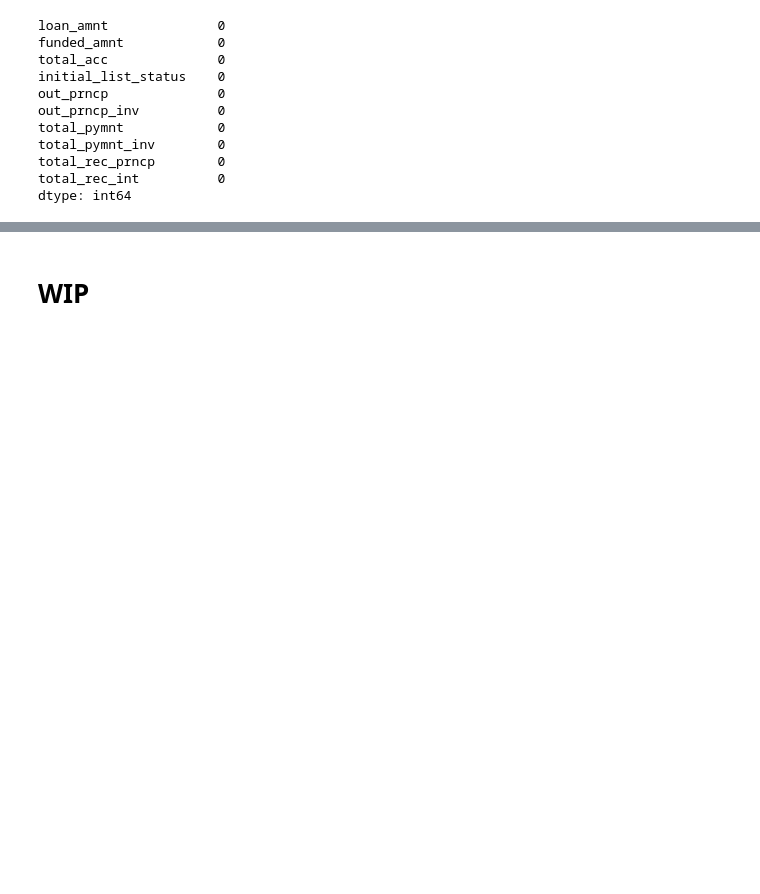
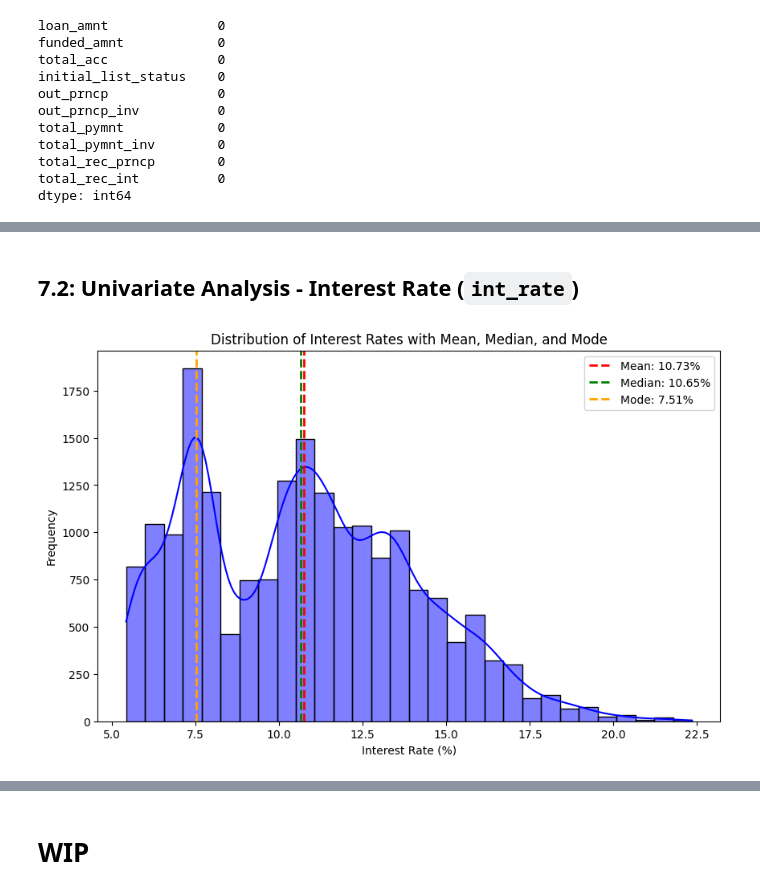
Before and after one commit to jafarijason/ds_001_lending_club_case_study, a Jupyter notebook: Group_Facilitator_Jason_Jafari.ipynb, the cells around one changed output, grey strips where cells are left out. Saved outputs shown, nothing was run; the diff lists cells and outputs as text; code cells hidden in the pictures; blank space fills up the shorter version.

```diff
--- a/Group_Facilitator_Jason_Jafari.ipynb
+++ b/Group_Facilitator_Jason_Jafari.ipynb
@@ -529,0 +610,26 @@ dtype: int64
+# %% [markdown]
+##  7.2: Univariate Analysis - Interest Rate (`int_rate`)
+# %%
+
+# Calculate mean, median, and mode for interest rate
+mean_int_rate = loan_data_clean['int_rate'].mean()
+median_int_rate = loan_data_clean['int_rate'].median()
+mode_int_rate = loan_data_clean['int_rate'].mode()[0]
+
+# Plot the histogram
+plt.figure(figsize=(10, 6))
+sns.histplot(loan_data_clean['int_rate'], bins=30, kde=True, color='blue')
+
+# Add mean, median, and mode lines
+plt.axvline(mean_int_rate, color='red', linestyle='dashed', linewidth=2, label=f'Mean: {mean_int_rate:.2f}%')
+plt.axvline(median_int_rate, color='green', linestyle='dashed', linewidth=2, label=f'Median: {median_int_rate:.2f}%')
+plt.axvline(mode_int_rate, color='orange', linestyle='dashed', linewidth=2, label=f'Mode: {mode_int_rate:.2f}%')
+
+# Add titles and labels
+plt.title('Distribution of Interest Rates with Mean, Median, and Mode')
+plt.xlabel('Interest Rate (%)')
+plt.ylabel('Frequency')
+plt.legend()
+plt.show()
+# %% [output]
+[figure, added]
```
Also changed, not shown: parts of 13 cells of this notebook, 1 other file.
